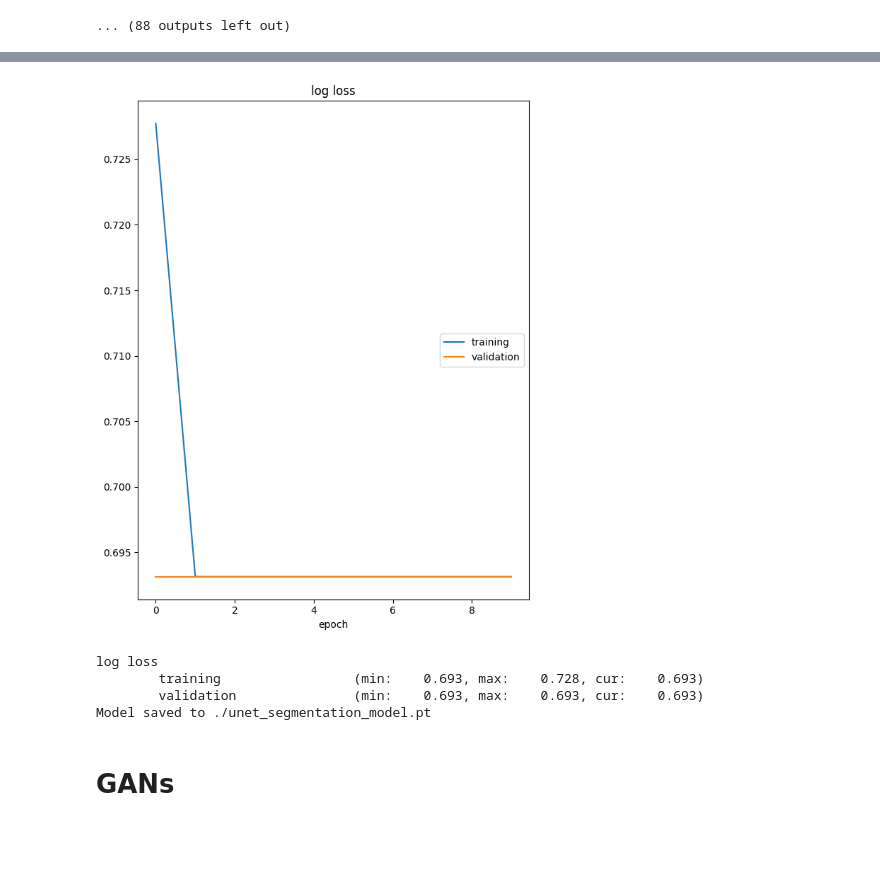
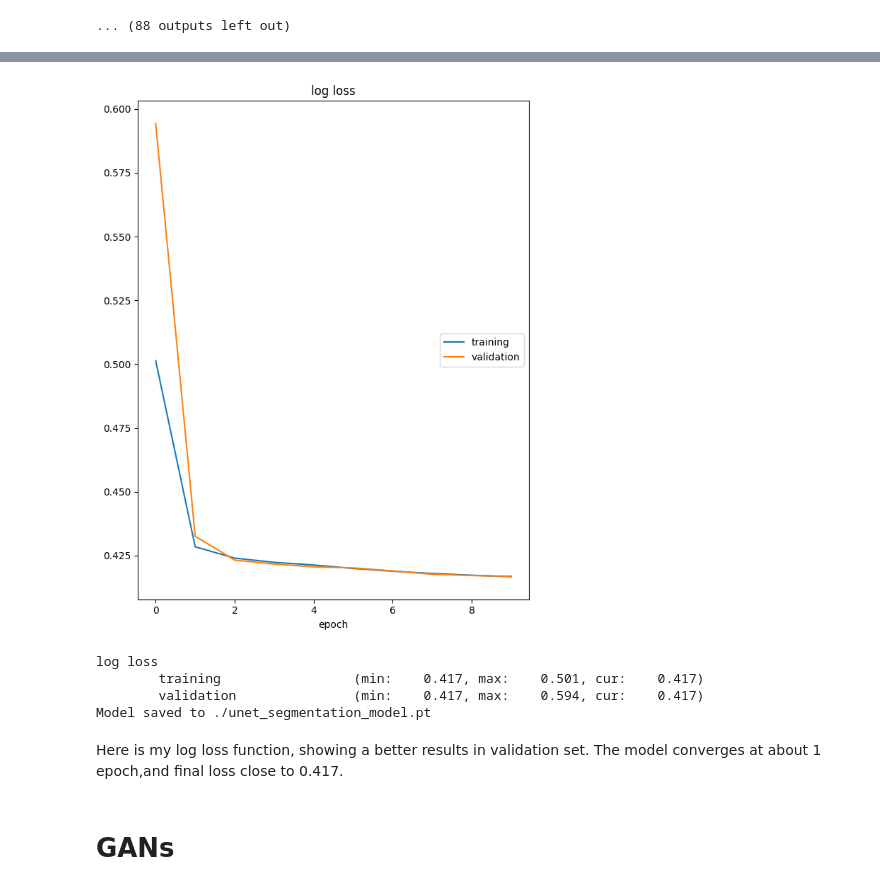
Before and after one commit to esemsc-f8af2eba/Neural-Network-Solutions-for-MRI-Brain-Image-Recovery, a Jupyter notebook: Assessment.ipynb, the cells around one changed output, grey strips where cells are left out. Cells and saved outputs as stored; diff of their text form; code cells hidden in the pictures; blank space fills up the shorter version.

```diff
--- a/Assessment.ipynb
+++ b/Assessment.ipynb
@@ -799,6 +799,14 @@ device = torch.device("cuda" if torch.cuda.is_available() else "cpu")
 transform = transforms.Compose([transforms.ToTensor()])
 # dataset = datasets.MNIST(root='.', train=True, download=True, transform=transform)
 
+# # Create datasets
+# train_dataset = BrainImagesDataset(generated_sample, split="train")
+# test_dataset = BrainImagesDataset(test_data, split="test")
+
+# # Create DataLoaders
+# train_loader = DataLoader(train_dataset, batch_size=10, shuffle=True)
+# test_loader = DataLoader(test_dataset, batch_size=10, shuffle=False)
+
 # Split dataset into training and validation sets
 train_val_split_ratio = 0.8
 train_size = int(train_val_split_ratio * len(train_dataset))
@@ -811,7 +819,7 @@ val_loader = DataLoader(val_dataset, batch_size=64, shuffle=False)
 
 # Initialize model, optimizer, and loss function
 model = UNet().to(device)
-criterion = nn.BCEWithLogitsLoss()
+criterion = nn.BCELoss()
 optimizer = optim.Adam(model.parameters(), lr=0.002)
 
 # Training and validation
@@ -856,38 +864,40 @@ for epoch in range(n_epochs):
     liveloss.draw()
 
 # Save the trained model
 model_save_name = 'unet_segmentation_model.pt'
 path = f"./{model_save_name}"
 torch.save(model.state_dict(), path)
 print(f"Model saved to {path}")
 
 # Display reconstructed images
 model.eval()
 with torch.no_grad():
     images, _ = next(iter(val_loader))
     images = images.to(device)
     test_images, _ = next(iter(test_loader))
     test_images = test_images.to(device)
     reconstructed_images = model(images)
 
 #     def show_images(images, num_images=4):
 #         fig, axes = plt.subplots(1, num_images, figsize=(10, 3))
 #         for i in range(num_images):
 #             ax = axes[i]
 #             ax.imshow(images[i].detach().cpu().numpy().squeeze(), cmap='gray')
 #             ax.axis('off')
 #         plt.show()
 
 #     show_images(test_images, num_images=10)
 #     show_images(reconstructed_images, num_images=10)
 
 # np.save('test_set_nogaps.npy', reconstructed_images.cpu().numpy())
 # %% [output]
-[figure, old version]
+[figure, new version]
 log loss
-        training                 (min:    0.693, max:    0.728, cur:    0.693)
-        validation               (min:    0.693, max:    0.693, cur:    0.693)
+        training                 (min:    0.417, max:    0.501, cur:    0.417)
+        validation               (min:    0.417, max:    0.594, cur:    0.417)
 Model saved to ./unet_segmentation_model.pt
+# %% [markdown]
+Here is my log loss function, showing a better results in validation set. The model converges at about 1 epoch,and final loss close to 0.417.
 # %% [markdown]
 # **GANs**
 # %%
```
Also changed, not shown: parts of 1 cell of this notebook.
